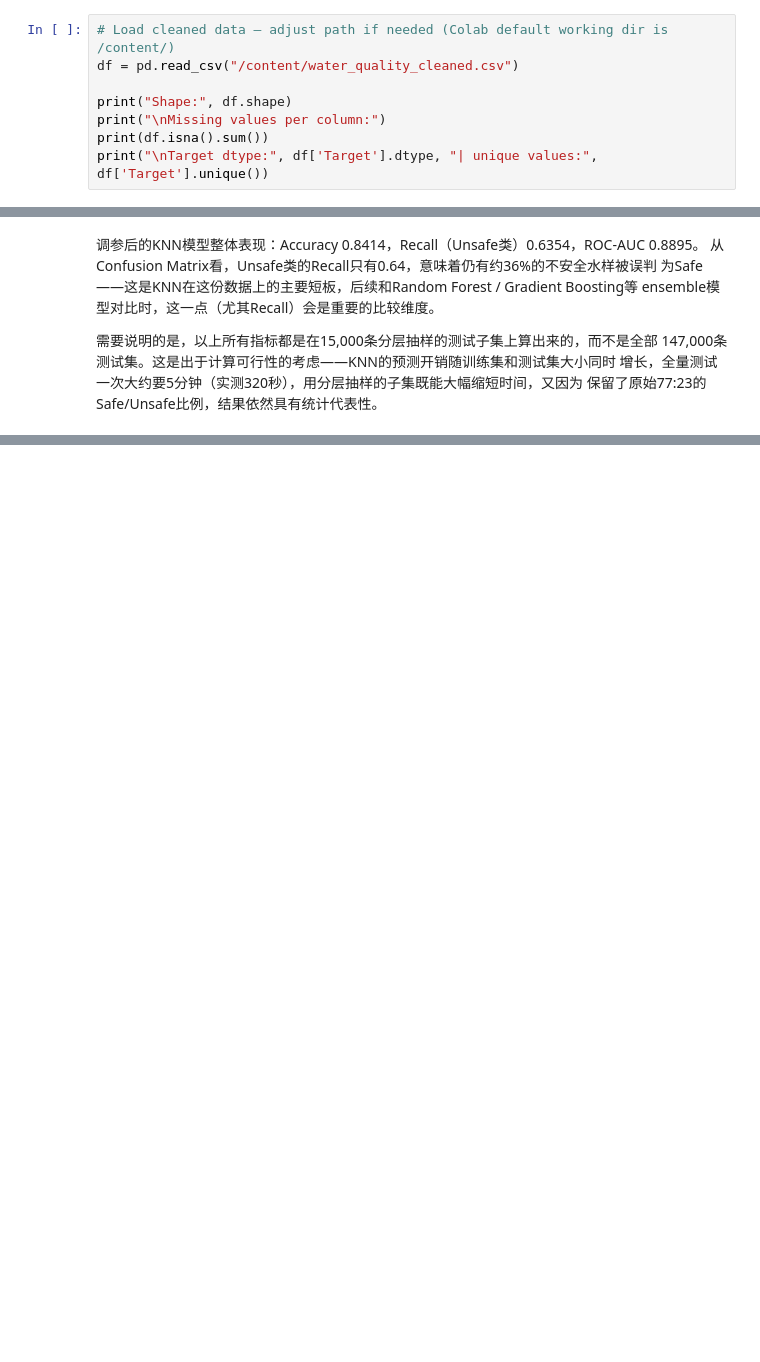
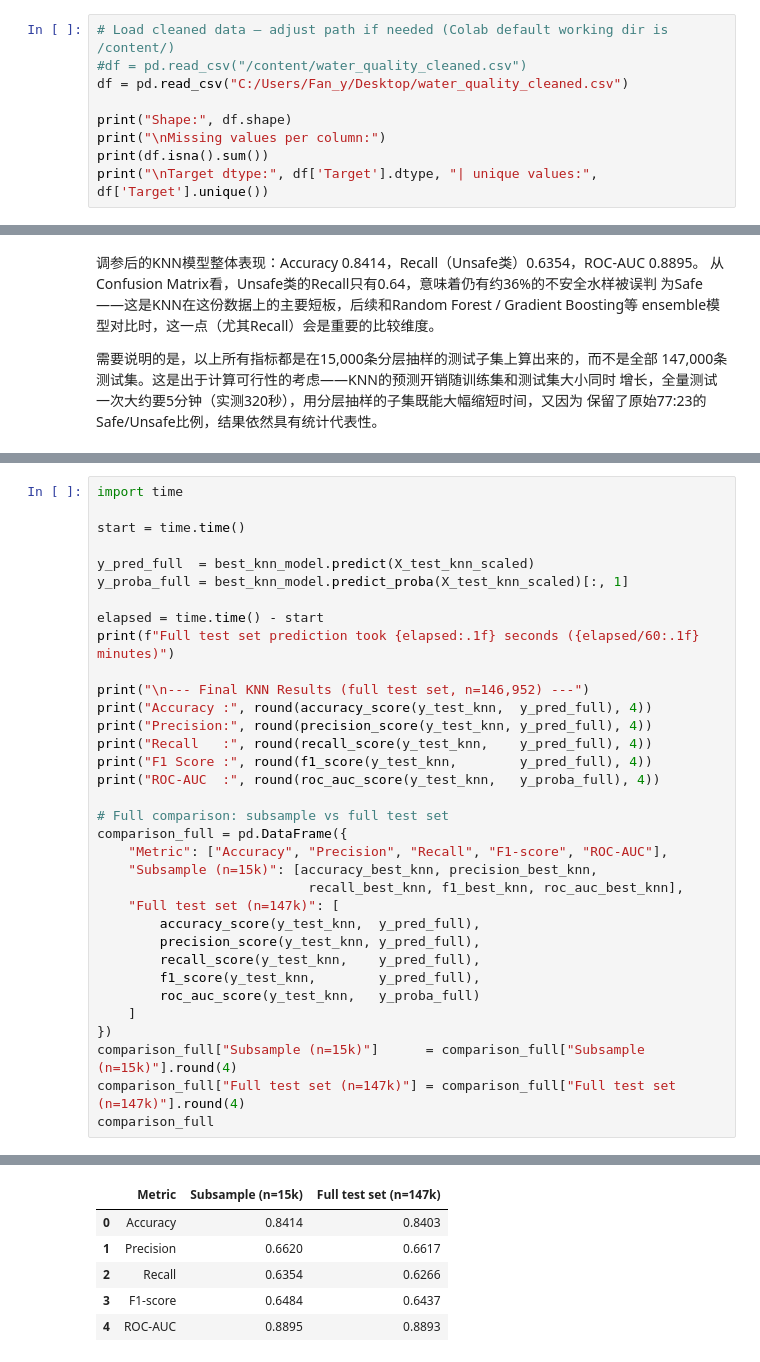
Before and after one commit to YL-6/-, a Jupyter notebook: notebooks/05_model_3.ipynb, the cells around one changed output, grey strips where cells are left out. Drawn from its saved outputs; the diff is of its cells as text; blank space fills up the shorter version.

```diff
--- a/notebooks/05_model_3.ipynb
+++ b/notebooks/05_model_3.ipynb
@@ -44,7 +44,8 @@ except ImportError:
     from tqdm import tqdm
 # %%
 # Load cleaned data — adjust path if needed (Colab default working dir is /content/)
-df = pd.read_csv("/content/water_quality_cleaned.csv")
+#df = pd.read_csv("/content/water_quality_cleaned.csv")
+df = pd.read_csv("C:/Users/Fan_y/Desktop/water_quality_cleaned.csv")
 
 print("Shape:", df.shape)
 print("\nMissing values per column:")
@@ -517,0 +526,35 @@ ensemble模型对比时，这一点（尤其Recall）会是重要的比较维度
+# %%
+import time
+
+start = time.time()
+
+y_pred_full  = best_knn_model.predict(X_test_knn_scaled)
+y_proba_full = best_knn_model.predict_proba(X_test_knn_scaled)[:, 1]
+
+elapsed = time.time() - start
+print(f"Full test set prediction took {elapsed:.1f} seconds ({elapsed/60:.1f} minutes)")
+
+print("\n--- Final KNN Results (full test set, n=146,952) ---")
+print("Accuracy :", round(accuracy_score(y_test_knn,  y_pred_full), 4))
+print("Precision:", round(precision_score(y_test_knn, y_pred_full), 4))
+print("Recall   :", round(recall_score(y_test_knn,    y_pred_full), 4))
+print("F1 Score :", round(f1_score(y_test_knn,        y_pred_full), 4))
+print("ROC-AUC  :", round(roc_auc_score(y_test_knn,   y_proba_full), 4))
+
+# Full comparison: subsample vs full test set
+comparison_full = pd.DataFrame({
+    "Metric": ["Accuracy", "Precision", "Recall", "F1-score", "ROC-AUC"],
+    "Subsample (n=15k)": [accuracy_best_knn, precision_best_knn,
+                           recall_best_knn, f1_best_knn, roc_auc_best_knn],
+    "Full test set (n=147k)": [
+        accuracy_score(y_test_knn,  y_pred_full),
+        precision_score(y_test_knn, y_pred_full),
+        recall_score(y_test_knn,    y_pred_full),
+        f1_score(y_test_knn,        y_pred_full),
+        roc_auc_score(y_test_knn,   y_proba_full)
+    ]
+})
+comparison_full["Subsample (n=15k)"]      = comparison_full["Subsample (n=15k)"].round(4)
+comparison_full["Full test set (n=147k)"] = comparison_full["Full test set (n=147k)"].round(4)
+comparison_full
+# %% [output]
@@ -517,0 +569,6 @@ ensemble模型对比时，这一点（尤其Recall）会是重要的比较维度
+|  | Metric | Subsample (n=15k) | Full test set (n=147k) |
+| 0 | Accuracy | 0.8414 | 0.8403 |
+| 1 | Precision | 0.6620 | 0.6617 |
+| 2 | Recall | 0.6354 | 0.6266 |
+| 3 | F1-score | 0.6484 | 0.6437 |
+| 4 | ROC-AUC | 0.8895 | 0.8893 |
```
Also changed, not shown: parts of 11 cells of this notebook.
